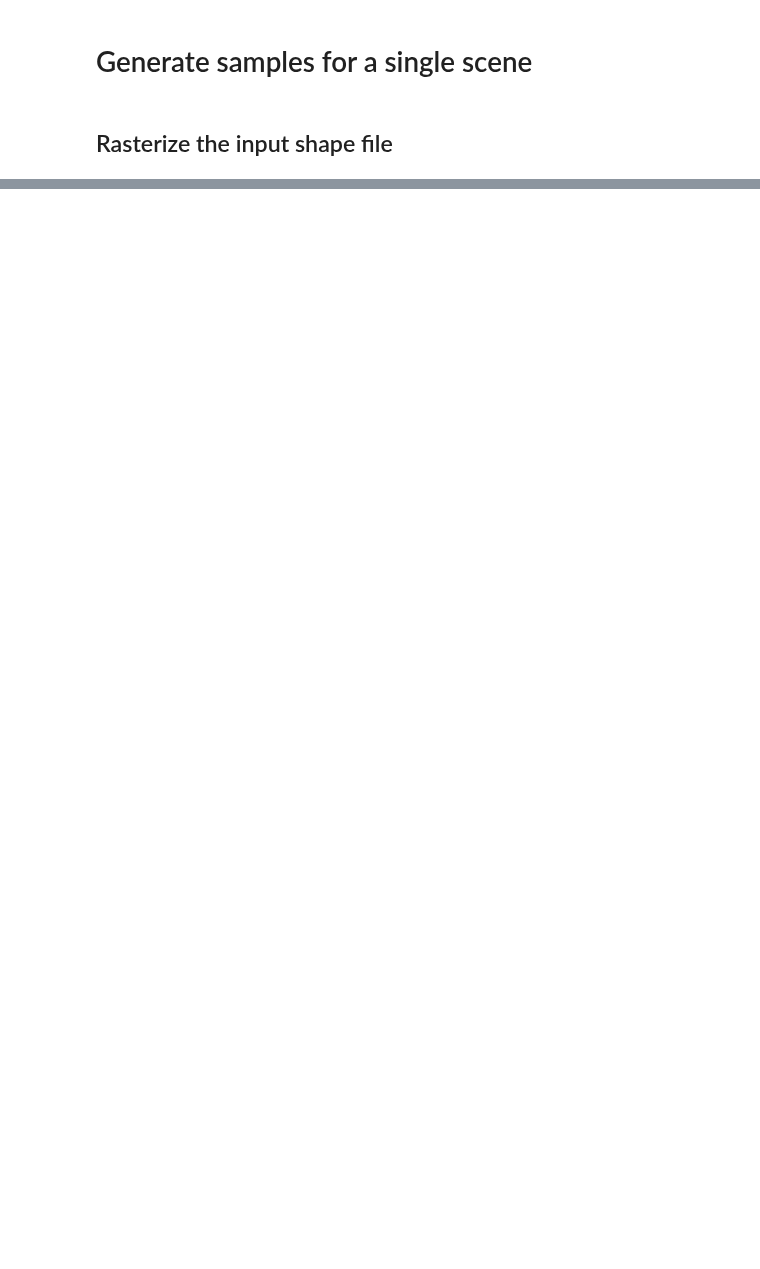
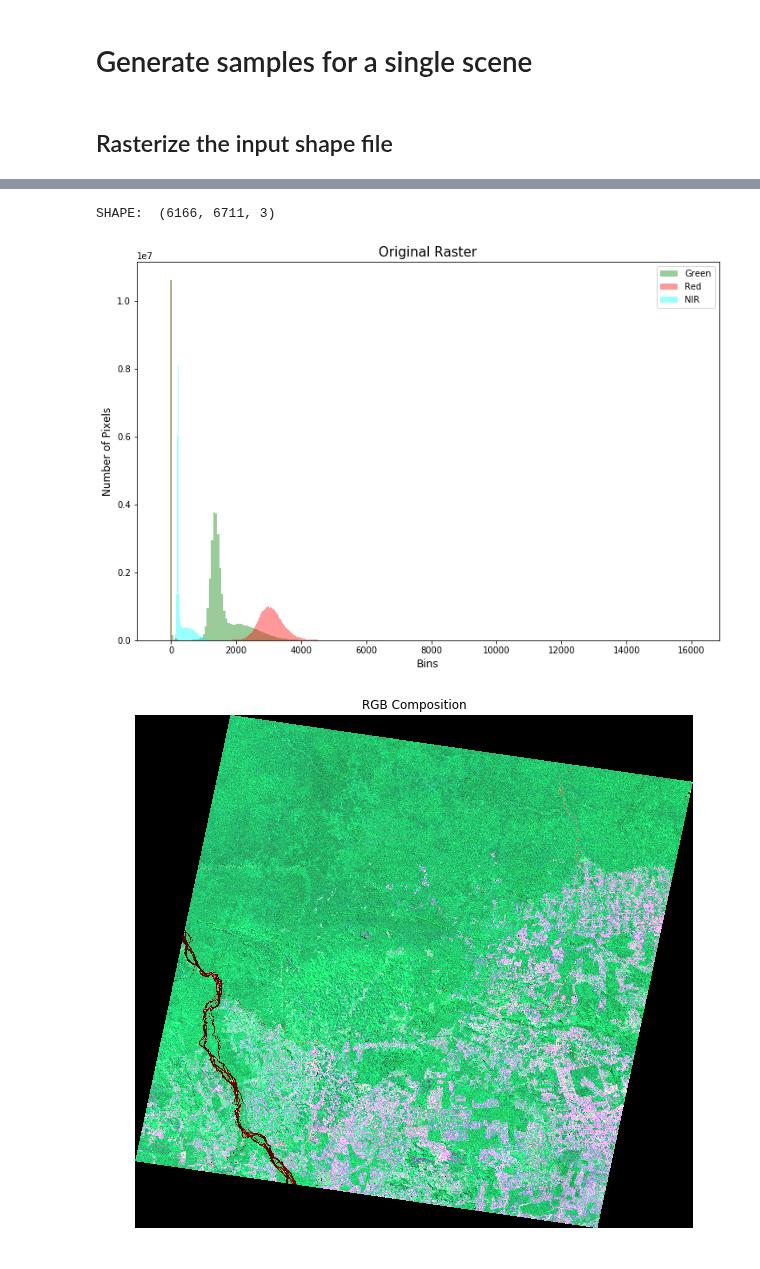
Before and after one commit to rvmaretto/deepgeo, a Jupyter notebook: notebooks/generate_samples_one_scene.ipynb, the cells around one changed output, grey strips where cells are left out. Cells and saved outputs as stored; diff of their text form; code cells hidden in the pictures; blank space fills up the shorter version.

```diff
--- a/notebooks/generate_samples_one_scene.ipynb
+++ b/notebooks/generate_samples_one_scene.ipynb
@@ -94 +60,15 @@ SHAPE:  (6166, 6711, 3)
+# %%
+preproc = prep.Preprocessor(raster_file, no_data=-9999)
+preproc.set_nodata_value(-10)
+original_raster = preproc.get_raster_stacked_raster()
+print("SHAPE: ", original_raster.shape)
+# print("UNIQUE: ", np.unique(original_raster))
+
+vis.plot_image_histogram(original_raster, cmap=["green", "red", "cyan", "blue", "yellow"],
+                         title="Original Raster", legend=["Green", "Red", "NIR", "SWIR 1", "SWIR 2"])
+vis.plot_rgb_img(original_raster, bands=[2,1,0], contrast=True)
+# %% [output]
+SHAPE:  (6166, 6711, 3)
+[figure, added]
+[figure, added]
 # %%
```
Also changed, not shown: parts of 12 cells of this notebook, 6 other files.
